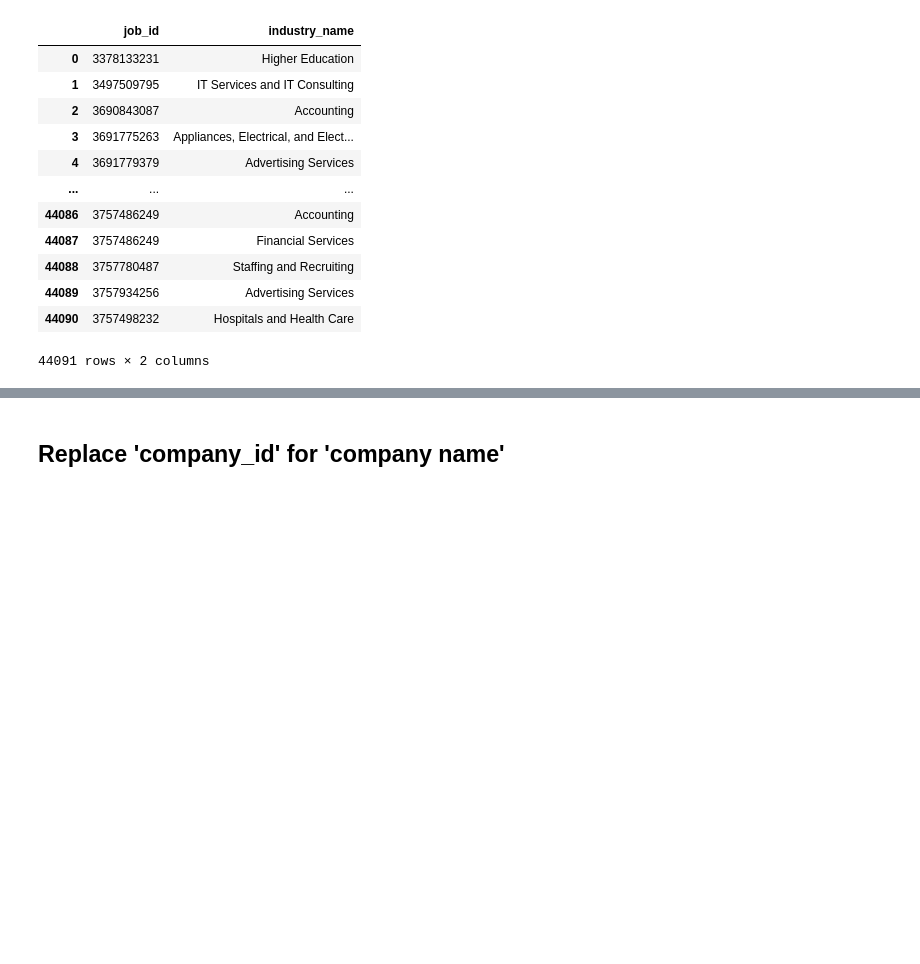
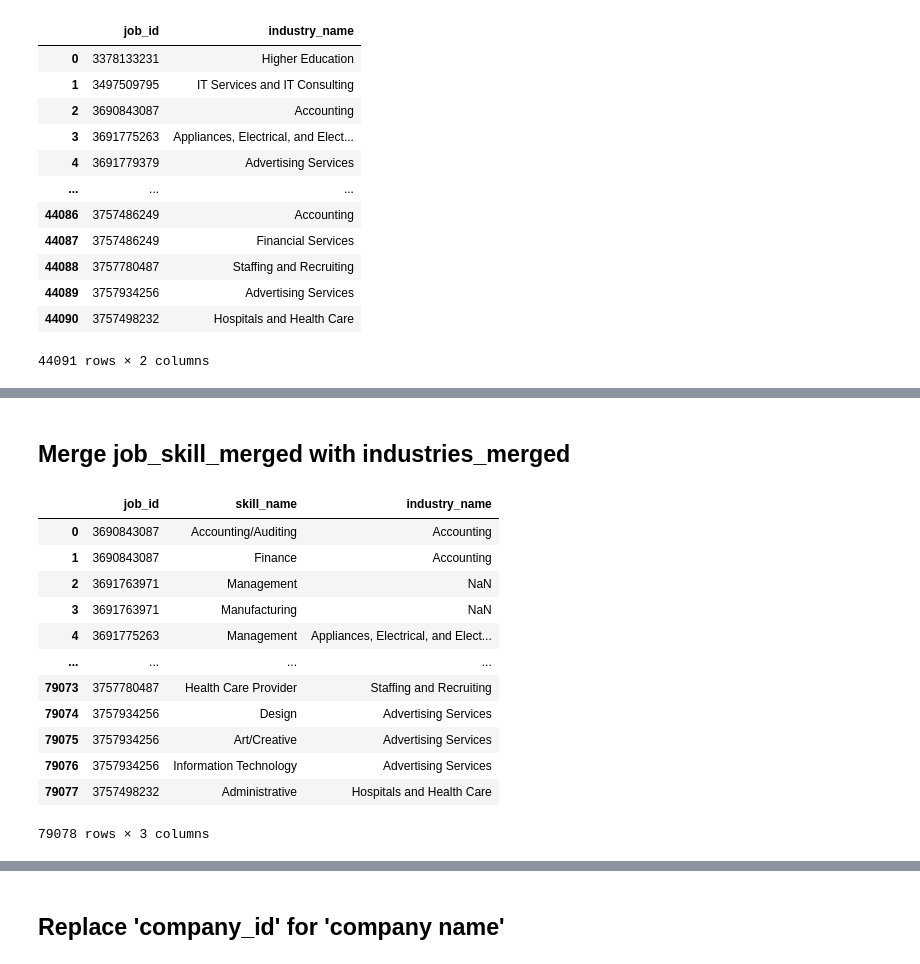
Before and after one commit to samuelkimdata/job_market_analysis, a Jupyter notebook: data_cleanup.ipynb, the cells around one changed output, grey strips where cells are left out. Cells and saved outputs as stored; diff of their text form; code cells hidden in the pictures; blank space fills up the shorter version.

```diff
--- a/data_cleanup.ipynb
+++ b/data_cleanup.ipynb
@@ -166,0 +169,4 @@ industries_merged
+# %%
+# Read in job_skills.csv and skills.csv, and confirm
+job_skills = pd.read_csv("/Users/sangkim/Desktop/demo_day_project/job_market_analysis/Starter Files/job_skills.csv")
+skills = pd.read_csv("/Users/sangkim/Desktop/demo_day_project/job_market_analysis/Starter Files/skills.csv")
@@ -166,0 +191,5 @@ industries_merged
+# %%
+# Merge job_skills with skills and confirm
+merged_csv = pd.merge(job_skills, skills, on = 'skill_abr', how = 'left')
+job_skill_merged = merged_csv.drop(columns = ['skill_abr'])
+job_skill_merged
@@ -166,0 +210,20 @@ industries_merged
+# %% [markdown]
+## Merge job_skill_merged with industries_merged
+# %%
+# Merge job_skill_merged and industries_merged on 'job_id'
+job_skill_industry_merged = pd.merge(job_skill_merged, industries_merged, on = 'job_id', how = 'left')
+job_skill_industry_merged
+# %% [output]
+|  | job_id | skill_name | industry_name |
+| 0 | 3690843087 | Accounting/Auditing | Accounting |
+| 1 | 3690843087 | Finance | Accounting |
+| 2 | 3691763971 | Management | NaN |
+| 3 | 3691763971 | Manufacturing | NaN |
+| 4 | 3691775263 | Management | Appliances, Electrical, and Elect... |
+| ... | ... | ... | ... |
+| 79073 | 3757780487 | Health Care Provider | Staffing and Recruiting |
+| 79074 | 3757934256 | Design | Advertising Services |
+| 79075 | 3757934256 | Art/Creative | Advertising Services |
+| 79076 | 3757934256 | Information Technology | Advertising Services |
+| 79077 | 3757498232 | Administrative | Hospitals and Health Care |
+79078 rows × 3 columns
```
Also changed, not shown: parts of 14 cells of this notebook.
